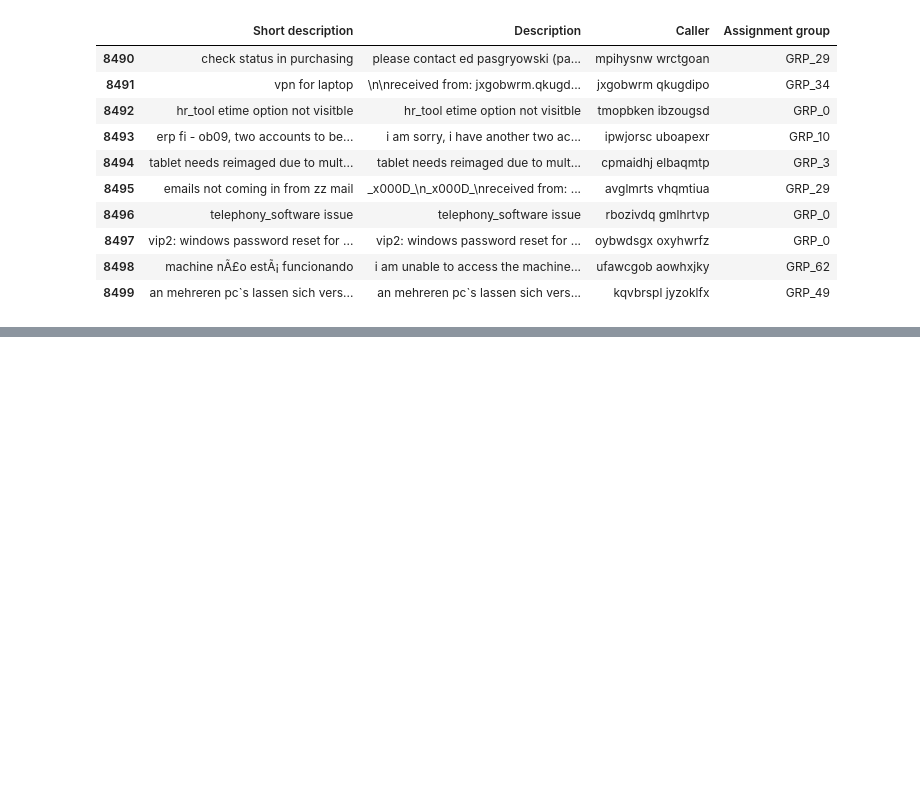
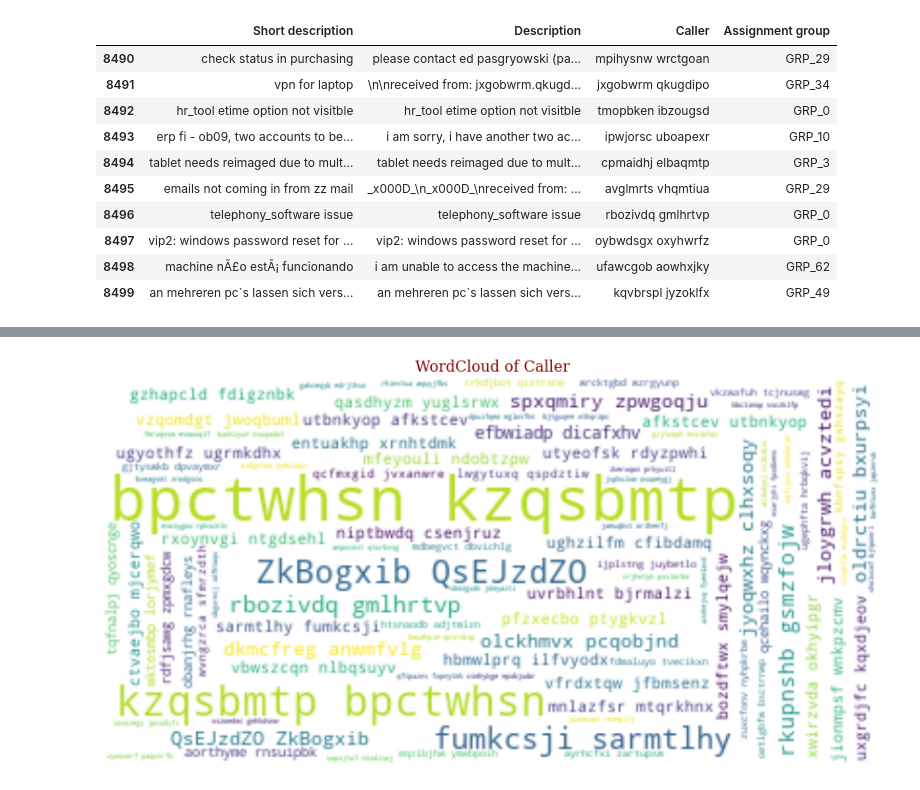
Before and after one commit to 0xkinley/PGP_AIML_CapstoneProject, a Jupyter notebook: EDA and Preprocessing - Notebook.ipynb, the cells around one changed output, grey strips where cells are left out. Saved outputs shown, nothing was run; the diff lists cells and outputs as text; code cells hidden in the pictures; blank space fills up the shorter version.

```diff
--- a/EDA and Preprocessing - Notebook.ipynb
+++ b/EDA and Preprocessing - Notebook.ipynb
@@ -113,0 +80,4 @@ plt.show()
+# %%
+ne.wordcloud_display(data, 'Caller')
+# %% [output]
+[figure, added]
```
Also changed, not shown: parts of 30 cells of this notebook, 1 other file.
